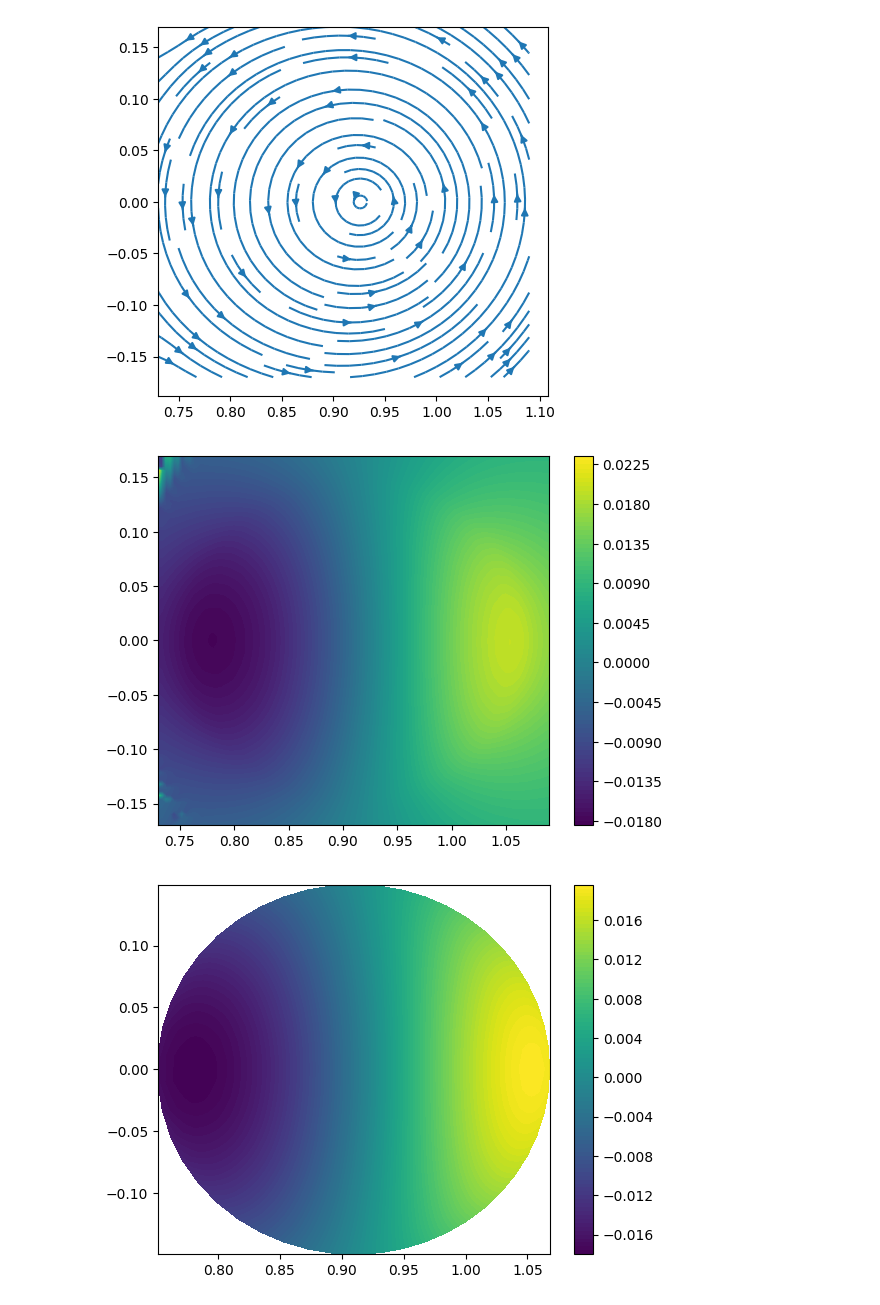
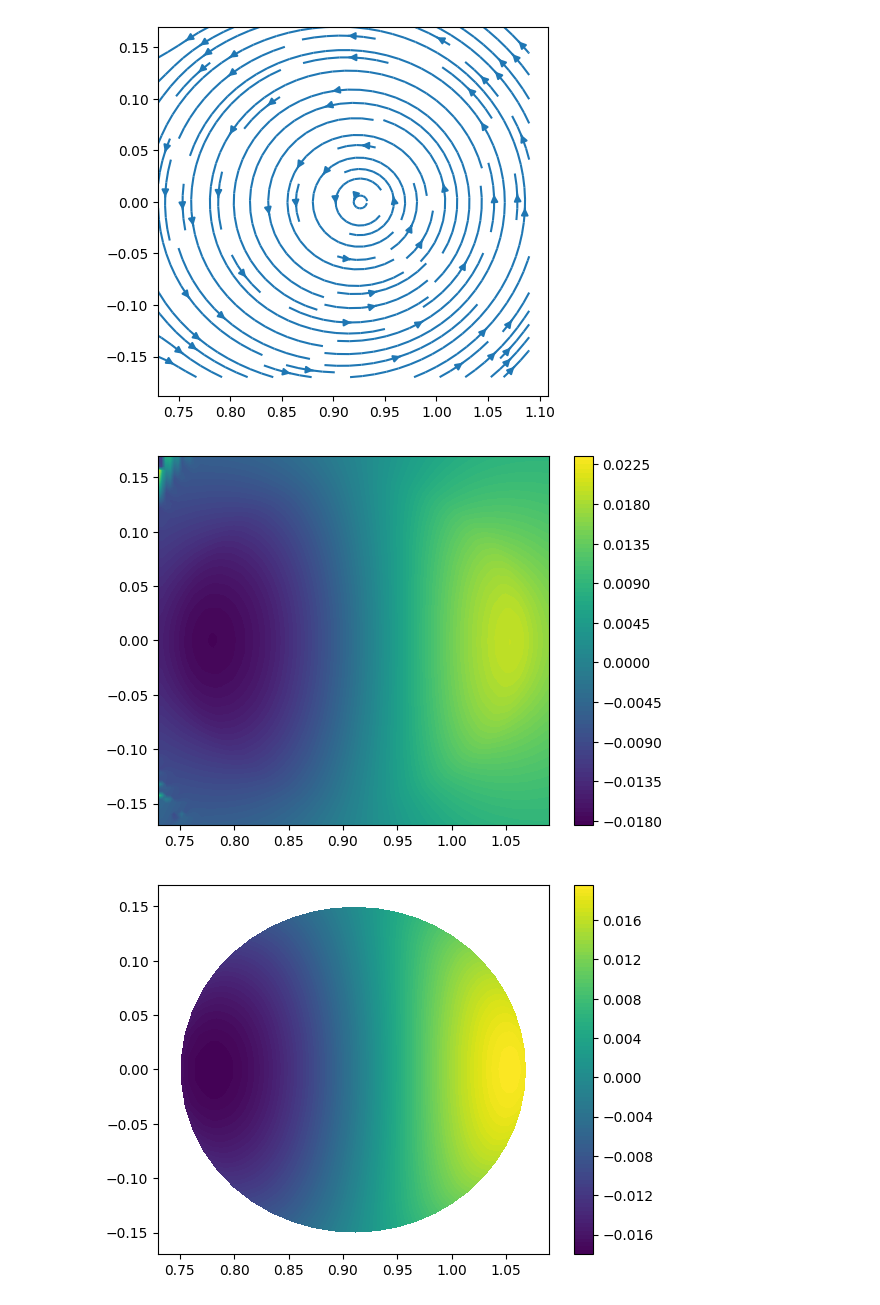
Before and after one commit to YigitElma/DEBUG-DESC, a Jupyter notebook: HBT-EP/compare-desc-eqdsk.ipynb, the cells around one changed output. Drawn from its saved outputs; the diff is of its cells as text; code cells hidden in the pictures.

```diff
--- a/HBT-EP/compare-desc-eqdsk.ipynb
+++ b/HBT-EP/compare-desc-eqdsk.ipynb
@@ -59,18 +59,20 @@ data = eq.compute(
 # %%
 plt.contourf(R, Z, Bz, levels=100)
 plt.colorbar()
 plt.gca().set_aspect("equal")
 
 plt.figure()
 plt.contourf(
     data["R"].reshape(nrho, ntheta),
     data["Z"].reshape(nrho, ntheta),
     data["B"][:, 2].reshape(nrho, ntheta),
     levels=100,
 )
 plt.colorbar()
+plt.xlim(R.min(), R.max())
+plt.ylim(Z.min(), Z.max())
 plt.gca().set_aspect("equal")
 # %% [output]
 [figure]
-[figure, old version]
+[figure, new version]
 # %%
```
Also changed, not shown: parts of 1 cell of this notebook.
